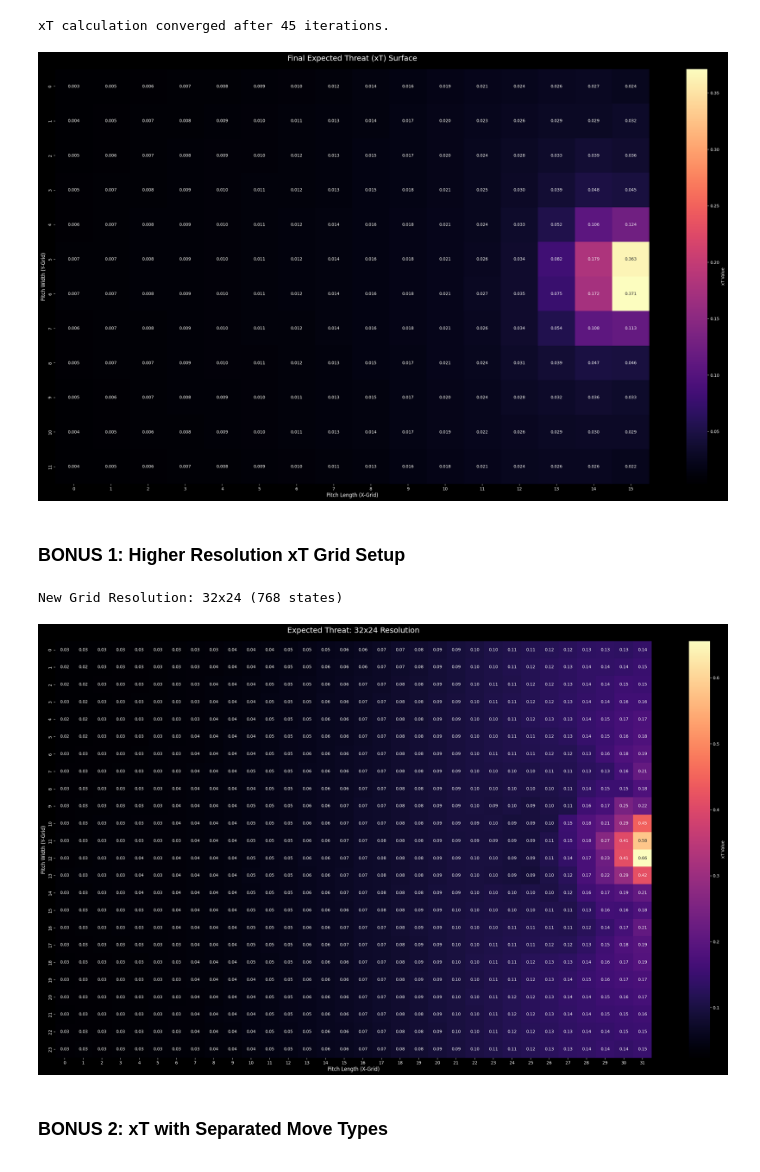
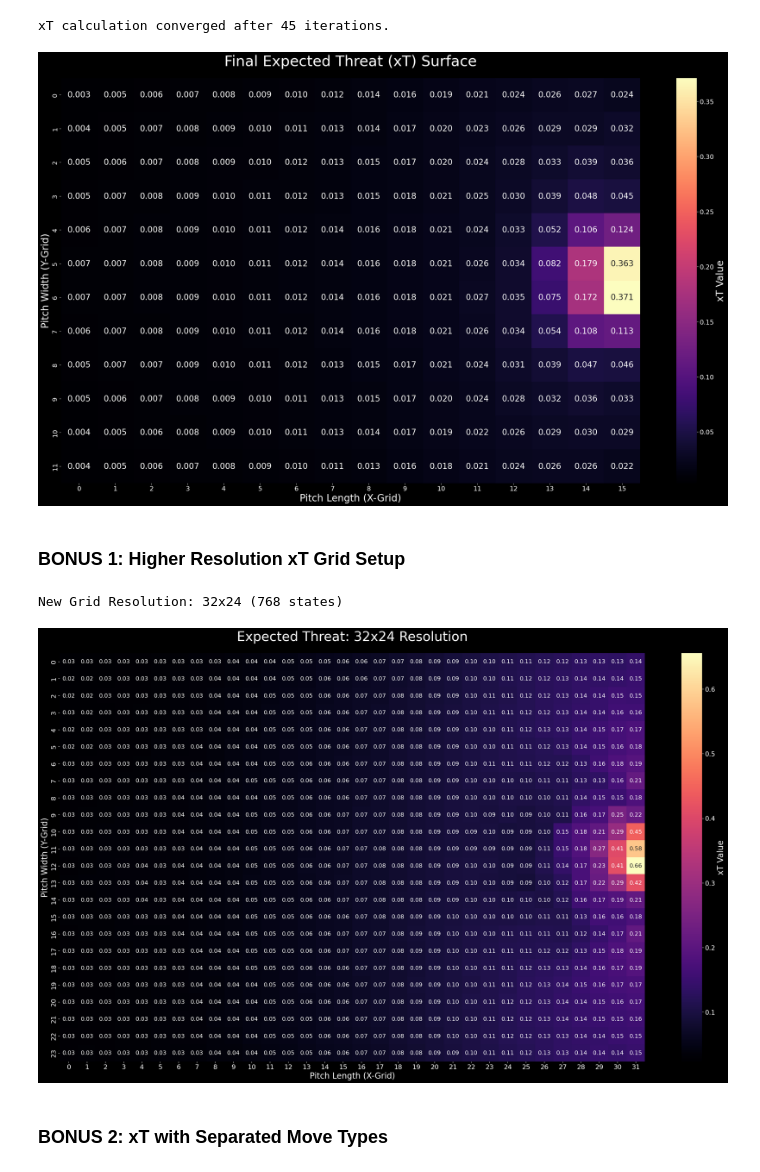
Before and after one commit to yizhan-tech/project_kick, a Jupyter notebook: football_metrics/xT/xT.ipynb, the cells around one changed output. Cells and saved outputs as stored; diff of their text form; code cells hidden in the pictures.

```diff
--- a/football_metrics/xT/xT.ipynb
+++ b/football_metrics/xT/xT.ipynb
@@ -17,30 +17,37 @@ import seaborn as sns
 # %% [markdown]
 ### Helper Functions
 # %%
-def plot_pitch_grid(data, title, label, fmt=".2f", cmap="magma"):
+def plot_pitch_grid(data, title, label, fmt=".2f", cmap="magma",
+                    title_size=36, label_size=24, annot_size=20, tick_size=16):
     """
-    Helper function to plot a 2D heatmap of the pitch grid with a dark theme.
+    Corrected helper function for plotting 2D heatmaps.
     """
     plt.style.use('dark_background')
     fig, ax = plt.subplots(figsize=(32, 18))
 
+    # sns.heatmap uses annot_kws to control the text inside the cells
     sns.heatmap(
         data,
         annot=True,
         fmt=fmt,
         cmap=cmap,
+        annot_kws={"size": annot_size},
         cbar_kws={'label': label},
         ax=ax
     )
 
-    ax.set_title(title, fontsize=18, color='white', pad=20)
-    ax.set_xlabel("Pitch Length (X-Grid)", fontsize=12, color='white')
-    ax.set_ylabel("Pitch Width (Y-Grid)", fontsize=12, color='white')
+    # Set Title and Axis Labels
+    ax.set_title(title, fontsize=title_size, color='white', pad=30)
+    ax.set_xlabel("Pitch Length (X-Grid)", fontsize=label_size, color='white')
+    ax.set_ylabel("Pitch Width (Y-Grid)", fontsize=label_size, color='white')
 
-    # Ensure the labels and ticks are white for contrast
-    ax.tick_params(colors='white', which='both')
-    ax.xaxis.label.set_color('white')
-    ax.yaxis.label.set_color('white')
+    cbar = ax.collections[0].colorbar
+    # Use set_label for the title and ax.tick_params for the numbers
+    cbar.set_label(label, fontsize=label_size, color='white')
+    cbar.ax.tick_params(labelsize=tick_size, colors='white')
+
+    # Ensure the axis ticks are white and customizable
+    ax.tick_params(colors='white', which='both', labelsize=tick_size)
 
     plt.show()
 # %% [markdown]
@@ -465,7 +472,7 @@ plot_pitch_grid(
     cmap="magma"
 )
 # %% [output]
-[figure, old version]
+[figure, new version]
 # %% [markdown]
 ### BONUS 1: Higher Resolution xT Grid Setup
 # %%
@@ -482,35 +489,35 @@ total_actions_fine = count(df_actions["start_x"], df_actions["start_y"], N_FINE,
 total_actions_fine = np.where(total_actions_fine == 0, 1, total_actions_fine) # avoid div by zero
 
 # Shot and Goal Probabilities
 df_shots = df_actions[df_actions["type_name"] == "Shot"]
 s_fine = count(df_shots["start_x"], df_shots["start_y"], N_FINE, M_FINE).flatten() / total_actions_fine
 g_fine = count(df_shots[df_shots["result"] == 1]["start_x"], df_shots[df_shots["result"] == 1]["start_y"], N_FINE, M_FINE).flatten()
 g_fine = g_fine / np.where(count(df_shots["start_x"], df_shots["start_y"], N_FINE, M_FINE).flatten() == 0, 1, count(df_shots["start_x"], df_shots["start_y"], N_FINE, M_FINE).flatten())
 
 # Move Probabilities
 df_moves_fine = df_actions[df_actions["type_name"].isin(["Pass", "Carry", "Dribble"])]
 m_fine = count(df_moves_fine["start_x"], df_moves_fine["start_y"], N_FINE, M_FINE).flatten() / total_actions_fine
 
 # Transition Matrix
 bin_count_fine = N_FINE * M_FINE
 T_fine = np.zeros((bin_count_fine, bin_count_fine))
 success_moves_fine = df_moves_fine[df_moves_fine["result"] == 1]
 counts_fine = success_moves_fine.groupby(["start_cell_fine", "end_cell_fine"]).size().reset_index(name='count')
 
 for _, row in counts_fine.iterrows():
     T_fine[int(row["start_cell_fine"]), int(row["end_cell_fine"])] = row["count"]
 
 T_fine = T_fine / np.where(T_fine.sum(axis=1)[:, None] == 0, 1, T_fine.sum(axis=1)[:, None])
 
 # Solve xT
 xT_fine = np.zeros(bin_count_fine)
 for i in range(20):
     xT_fine = (s_fine * g_fine) + (m_fine * (T_fine @ xT_fine))
 
-plot_pitch_grid(xT_fine.reshape((M_FINE, N_FINE)), "Expected Threat: 32x24 Resolution", "xT Value")
+plot_pitch_grid(xT_fine.reshape((M_FINE, N_FINE)), "Expected Threat: 32x24 Resolution", "xT Value", label_size=20, annot_size=14, title_size=32, tick_size=16)
 # %% [output]
 New Grid Resolution: 32x24 (768 states)
-[figure, old version]
+[figure, new version]
 # %% [markdown]
 ### BONUS 2: xT with Separated Move Types
 # %%
```
Also changed, not shown: parts of 4 cells of this notebook.
